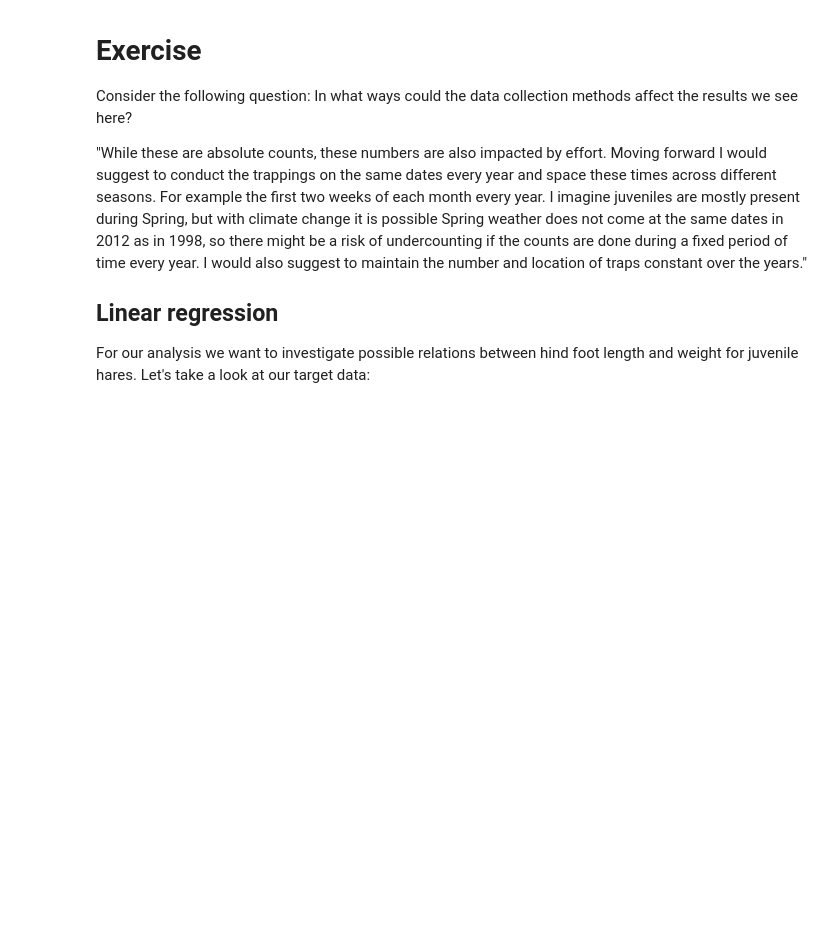
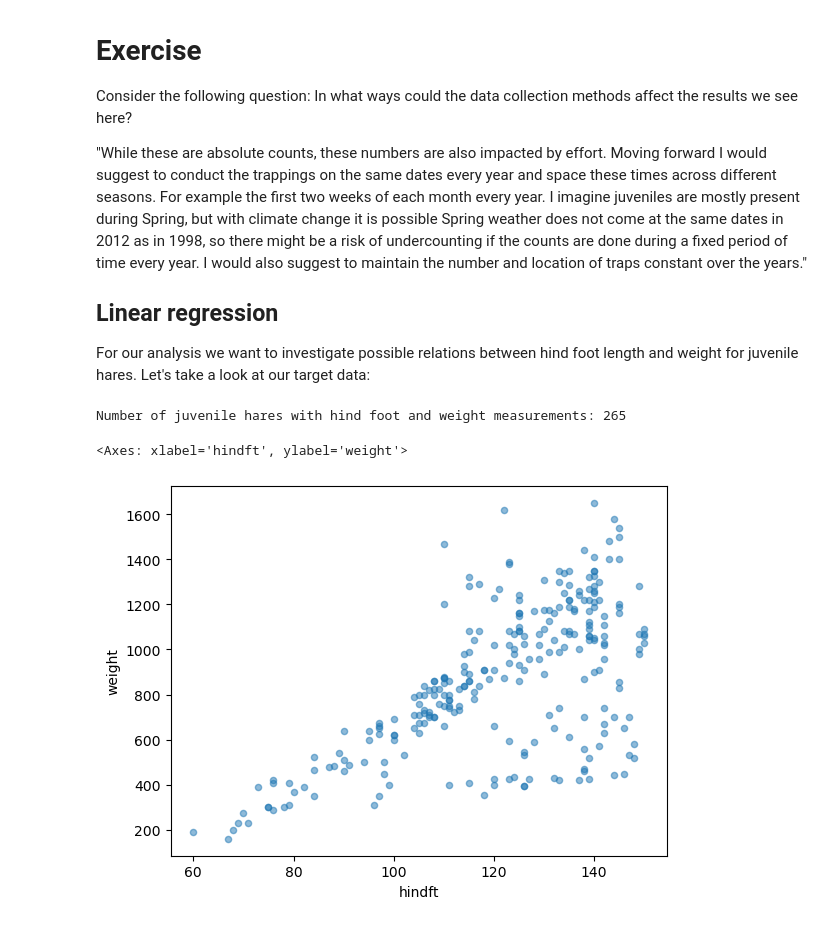
Before and after one commit to rellimylime/eds220-2025-in-class, a Jupyter notebook: week10-linear-regression.ipynb, the cells around one changed output. Cells and saved outputs as stored; diff of their text form; code cells hidden in the pictures; blank space fills up the shorter version.

Commit message:
Load and Explore hare data

```diff
--- a/week10-linear-regression.ipynb
+++ b/week10-linear-regression.ipynb
@@ -183,3 +183,16 @@ Consider the following question: In what ways could the data collection methods
 
 For our analysis we want to investigate possible relations between hind foot length and weight for juvenile hares.
 Let's take a look at our target data:
+# %%
+# Subset juvenile hares with hind foot and weight measurements
+juveniles_weight_hindft = hares_juv_adult[(hares_juv_adult['hindft'].notna()) &
+                                          (hares_juv_adult['weight'].notna()) &
+                                          (hares_juv_adult['age']=='juvenile')]
+
+
+print(f"Number of juvenile hares with hind foot and weight measurements: {len(juveniles_weight_hindft)}")
+juveniles_weight_hindft.plot.scatter(x='hindft', y='weight', alpha=0.5)
+# %% [output]
+Number of juvenile hares with hind foot and weight measurements: 265
+<Axes: xlabel='hindft', ylabel='weight'>
+[figure, added]
```
Also changed, not shown: parts of 6 cells of this notebook.
